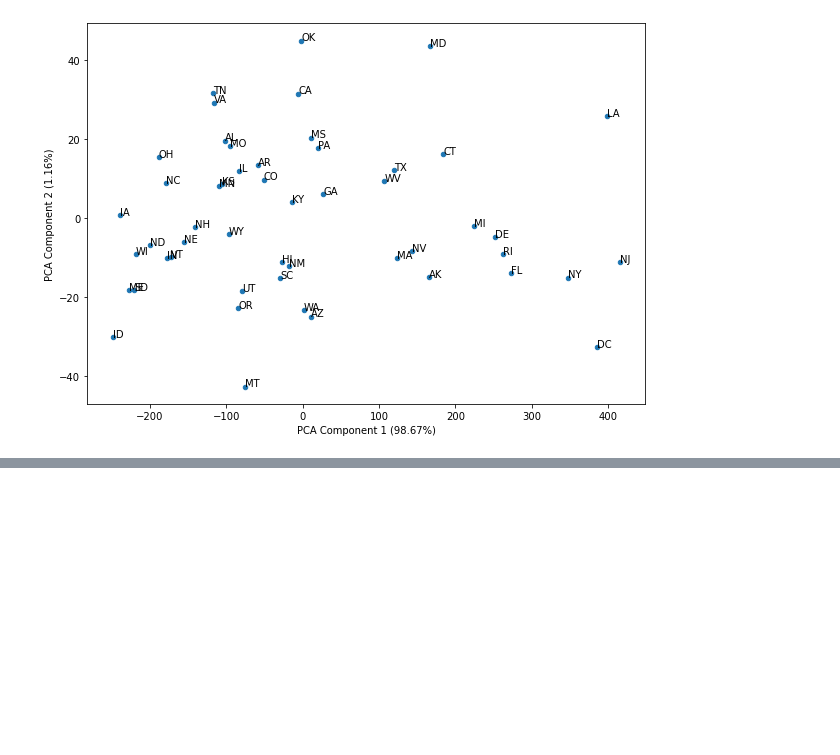
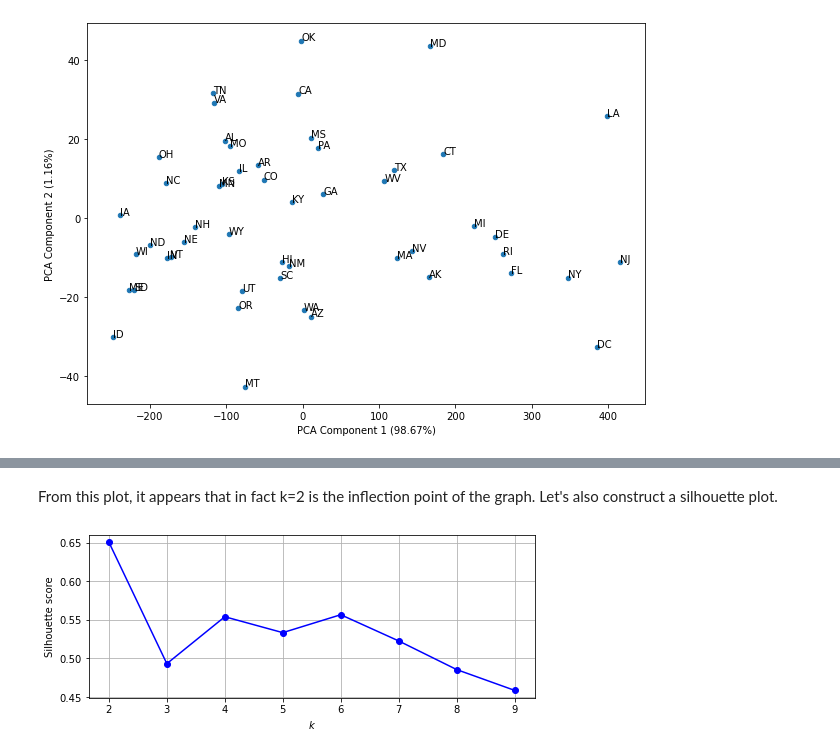
Before and after one commit to ahaldankar-vt/ahaldankar-vt.github.io, a Jupyter notebook: SampleBlog/posts/clustering/index.ipynb, the cells around one changed output, grey strips where cells are left out. Cells and saved outputs as stored; diff of their text form; code cells hidden in the pictures; blank space fills up the shorter version.

```diff
--- a/SampleBlog/posts/clustering/index.ipynb
+++ b/SampleBlog/posts/clustering/index.ipynb
@@ -156,0 +177,16 @@ Now, let's cluster the states together, using the K-Means algorithm. From eyebal
+# %% [markdown]
+From this plot, it appears that in fact k=2 is the inflection point of the graph. Let's also construct a silhouette plot.
+# %%
+from sklearn.metrics import silhouette_score
+silhouette_scores = [silhouette_score(crashes_without_abbrev, model.labels_)
+                     for model in kmeans_per_k[1:]]
+
+plt.figure(figsize=(8, 3))
+plt.plot(range(2, 10), silhouette_scores, "bo-")
+plt.xlabel("$k$")
+plt.ylabel("Silhouette score")
+
+plt.grid()
+plt.show()
+# %% [output]
+[figure, added]
```
Also changed, not shown: parts of 10 cells of this notebook.
